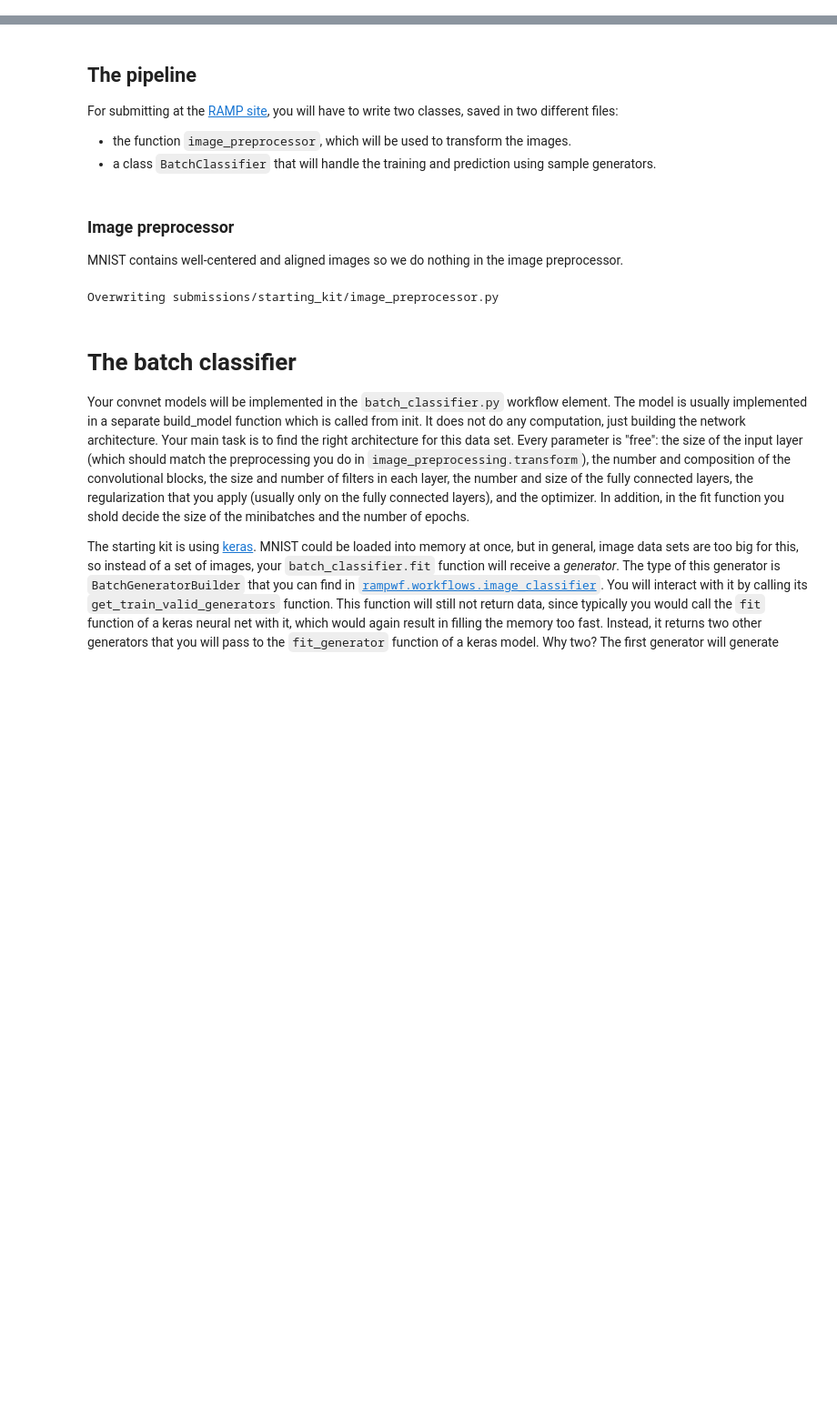
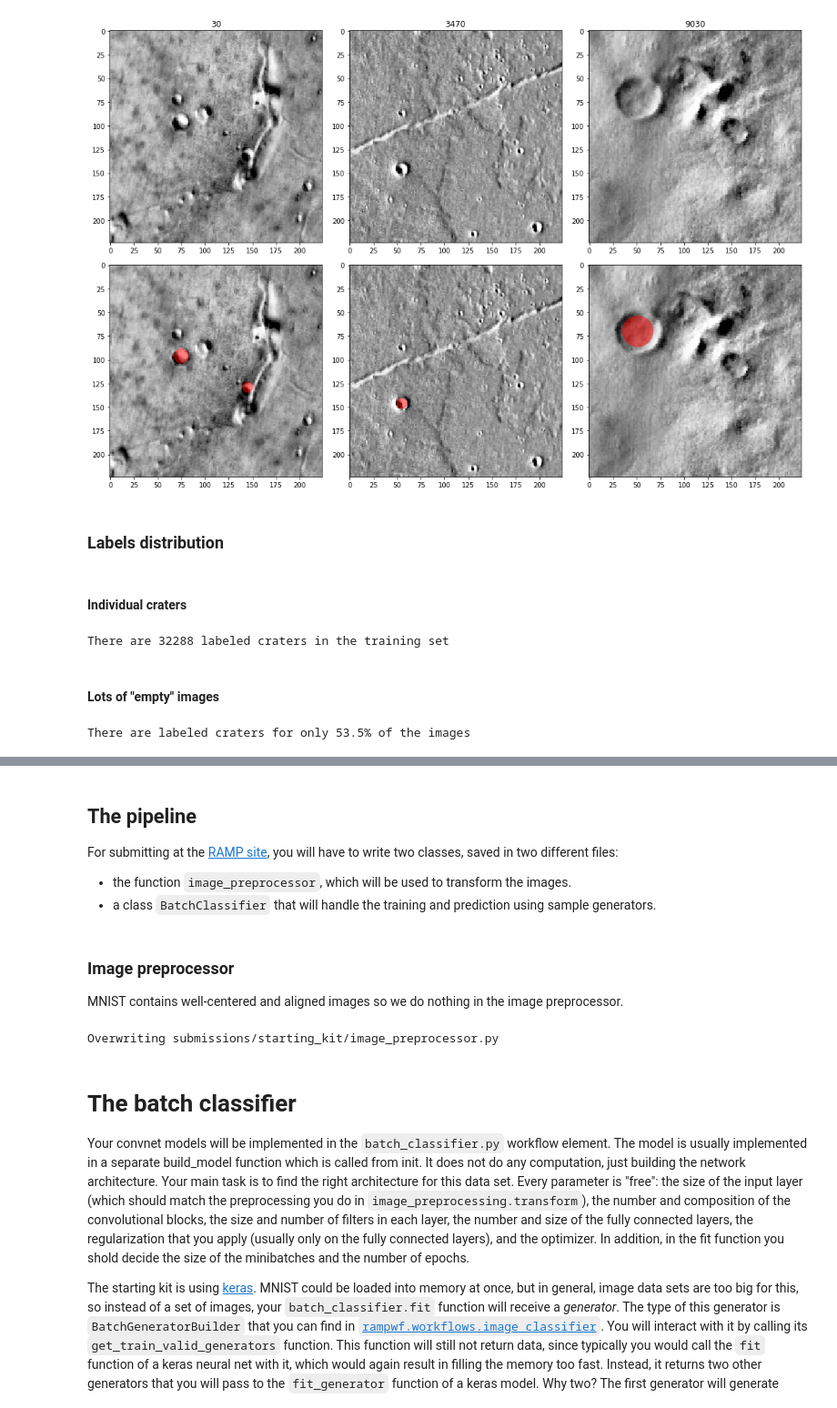
Before and after one commit to ramp-kits/mars_craters, a Jupyter notebook: mars_craters_starting_kit.ipynb, the cells around one changed output, grey strips where cells are left out. Shown at 91% size. Drawn from its saved outputs; the diff is of its cells as text; code cells hidden in the pictures; blank space fills up the shorter version.

```diff
--- a/mars_craters_starting_kit.ipynb
+++ b/mars_craters_starting_kit.ipynb
@@ -199,0 +157,33 @@ All these tansformations should be implemented in the transform function found i
+# %%
+fig, axes = plt.subplots(nrows=2, ncols=3, figsize=(15, 10))
+for i, idx in enumerate(idx_list):
+    img = X_train[idx]
+    lab = y_train[y_train['i'] == idx][['row_p', 'col_p', 'radius_p']].values
+    # First row images only
+    axes[0, i].imshow(img, cmap='Greys_r')
+    axes[0, i].set_title('%d' % idx)
+    # Second row, labels overlaid on the image
+    axes[1, i].imshow(img, cmap='Greys_r')
+    if lab.size != 0:
+        for y, x, radius in lab:
+            crater = Circle((x, y), radius, color='r', ec=None, alpha=0.5)
+            axes[1, i].add_patch(crater)
+fig.tight_layout()
+# %% [output]
+[figure, added]
+# %% [markdown]
+### Labels distribution
+# %% [markdown]
+#### Individual craters
+# %%
+print("There are {} labeled craters in the training set".format(y_train.size))
+# %% [output]
+There are 32288 labeled craters in the training set
+# %% [markdown]
+#### Lots of "empty" images
+# %%
+n_img_withcraters = y_train['i'].unique().size
+
+print("There are labeled craters for only {:.1%} of the images".format(n_img_withcraters / n_img))
+# %% [output]
+There are labeled craters for only 53.5% of the images
```
Also changed, not shown: parts of 83 cells of this notebook, 14 other files.
